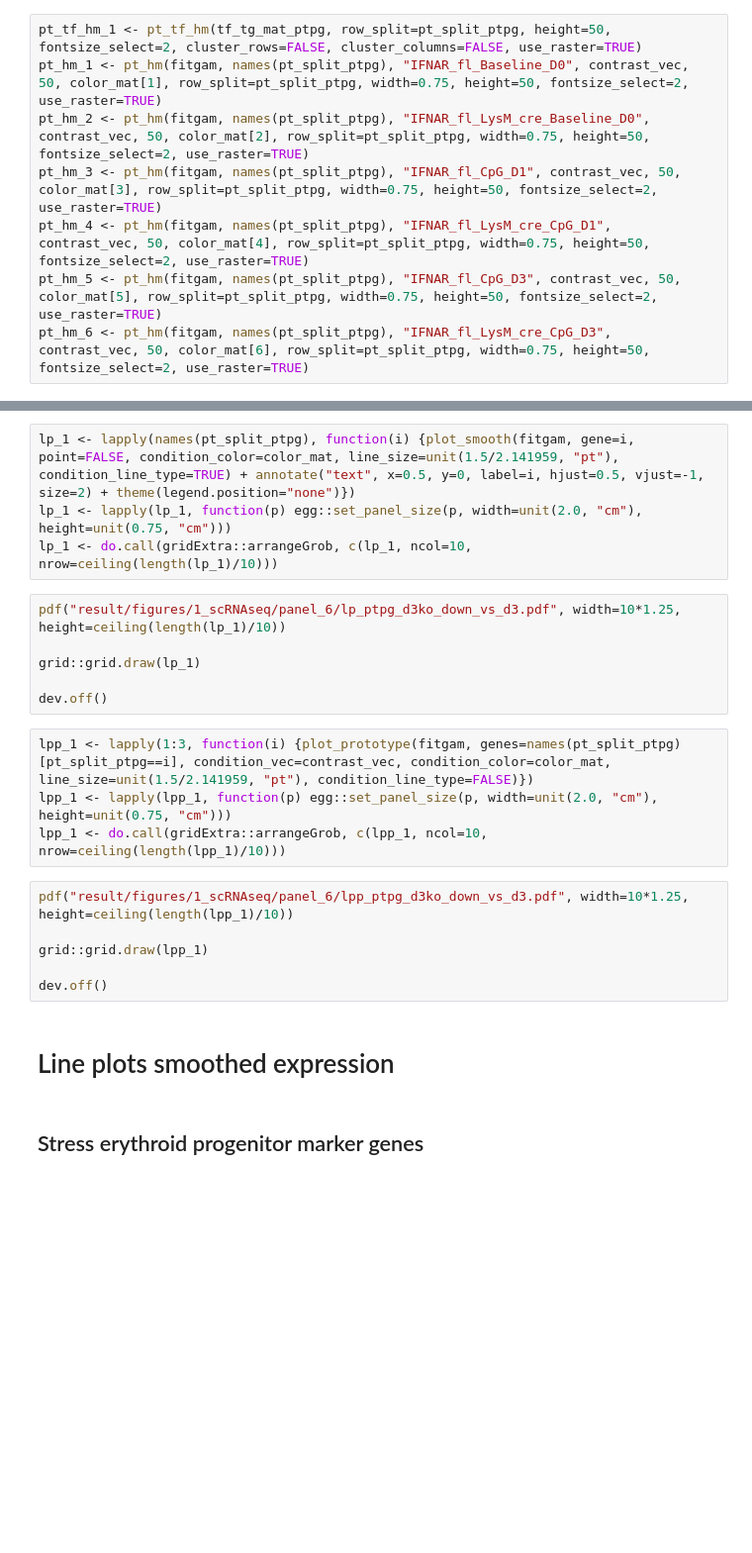
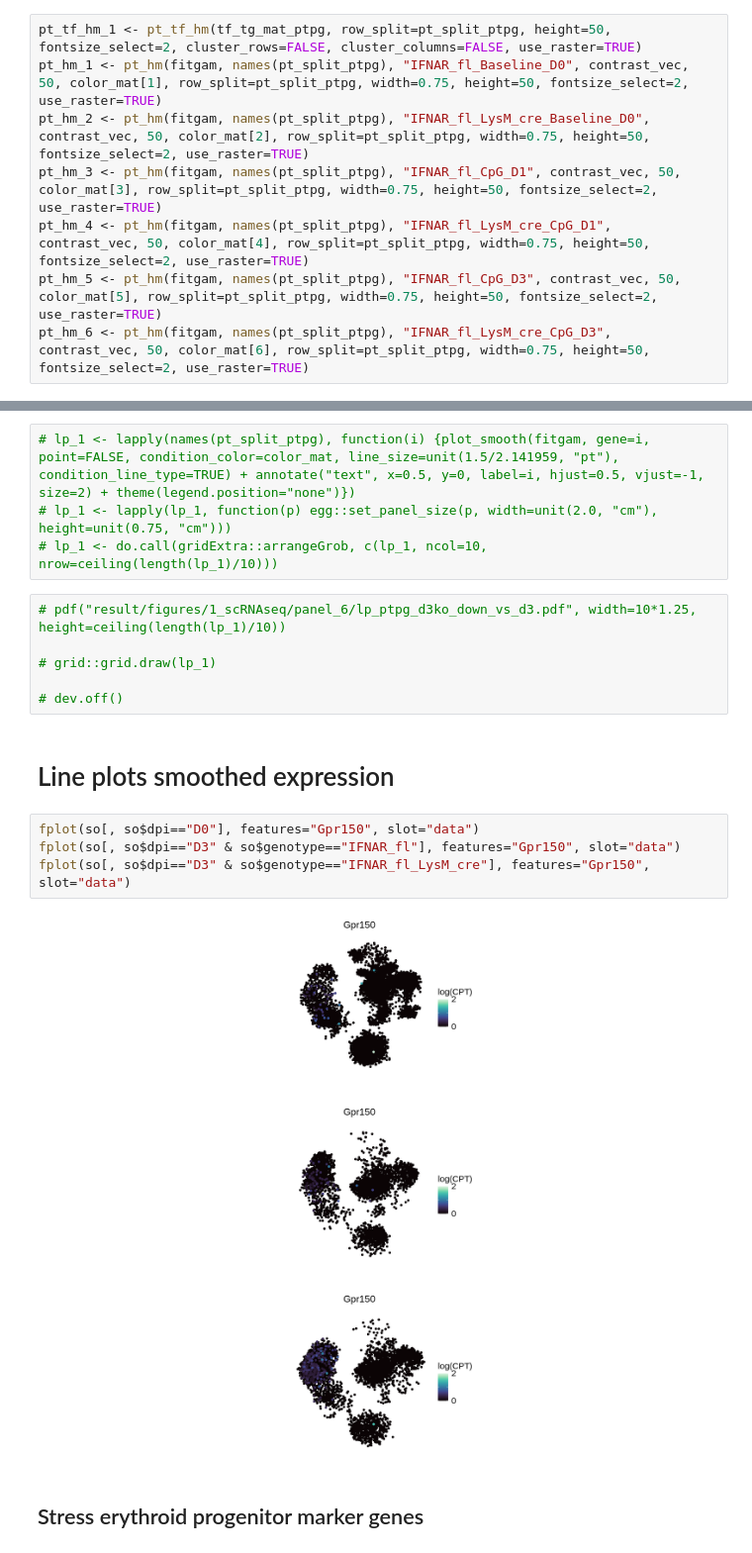
Before and after one commit to flde/FD20200109SPLENO, a Jupyter notebook: script/4_figure/1_scRNAseq/panel_6/panel_6.r.ipynb, the cells around one changed output, grey strips where cells are left out. Shown at 99% size. Saved outputs shown, nothing was run; the diff lists cells and outputs as text; blank space fills up the shorter version.

```diff
--- a/script/4_figure/1_scRNAseq/panel_6/panel_6.r.ipynb
+++ b/script/4_figure/1_scRNAseq/panel_6/panel_6.r.ipynb
@@ -984,25 +1132,23 @@ dev.off()
 # %%
-lp_1 <- lapply(names(pt_split_ptpg), function(i) {plot_smooth(fitgam, gene=i, point=FALSE, condition_color=color_mat, line_size=unit(1.5/2.141959, "pt"), condition_line_type=TRUE) + annotate("text", x=0.5, y=0, label=i, hjust=0.5, vjust=-1, size=2) + theme(legend.position="none")})
-lp_1 <- lapply(lp_1, function(p) egg::set_panel_size(p, width=unit(2.0, "cm"), height=unit(0.75, "cm")))
-lp_1 <- do.call(gridExtra::arrangeGrob, c(lp_1, ncol=10, nrow=ceiling(length(lp_1)/10)))
+# lp_1 <- lapply(names(pt_split_ptpg), function(i) {plot_smooth(fitgam, gene=i, point=FALSE, condition_color=color_mat, line_size=unit(1.5/2.141959, "pt"), condition_line_type=TRUE) + annotate("text", x=0.5, y=0, label=i, hjust=0.5, vjust=-1, size=2) + theme(legend.position="none")})
+# lp_1 <- lapply(lp_1, function(p) egg::set_panel_size(p, width=unit(2.0, "cm"), height=unit(0.75, "cm")))
+# lp_1 <- do.call(gridExtra::arrangeGrob, c(lp_1, ncol=10, nrow=ceiling(length(lp_1)/10)))
 # %%
-pdf("result/figures/1_scRNAseq/panel_6/lp_ptpg_d3ko_down_vs_d3.pdf", width=10*1.25, height=ceiling(length(lp_1)/10))
+# pdf("result/figures/1_scRNAseq/panel_6/lp_ptpg_d3ko_down_vs_d3.pdf", width=10*1.25, height=ceiling(length(lp_1)/10))
 
-grid::grid.draw(lp_1)
+# grid::grid.draw(lp_1)
 
-dev.off()
+# dev.off()
-# %%
-lpp_1 <- lapply(1:3, function(i) {plot_prototype(fitgam, genes=names(pt_split_ptpg)[pt_split_ptpg==i], condition_vec=contrast_vec, condition_color=color_mat, line_size=unit(1.5/2.141959, "pt"), condition_line_type=FALSE)})
-lpp_1 <- lapply(lpp_1, function(p) egg::set_panel_size(p, width=unit(2.0, "cm"), height=unit(0.75, "cm")))
-lpp_1 <- do.call(gridExtra::arrangeGrob, c(lpp_1, ncol=10, nrow=ceiling(length(lpp_1)/10)))
-# %%
-pdf("result/figures/1_scRNAseq/panel_6/lpp_ptpg_d3ko_down_vs_d3.pdf", width=10*1.25, height=ceiling(length(lpp_1)/10))
-
-grid::grid.draw(lpp_1)
-
-dev.off()
 # %% [markdown]
 # Line plots smoothed expression
+# %%
+fplot(so[, so$dpi=="D0"], features="Gpr150", slot="data")
+fplot(so[, so$dpi=="D3" & so$genotype=="IFNAR_fl"], features="Gpr150", slot="data")
+fplot(so[, so$dpi=="D3" & so$genotype=="IFNAR_fl_LysM_cre"], features="Gpr150", slot="data")
+# %% [output]
+[figure, added]
+[figure, added]
+[figure, added]
 # %% [markdown]
 ## Stress erythroid progenitor marker genes
 # %%
```
Also changed, not shown: parts of 267 cells of this notebook, 29 other files.
